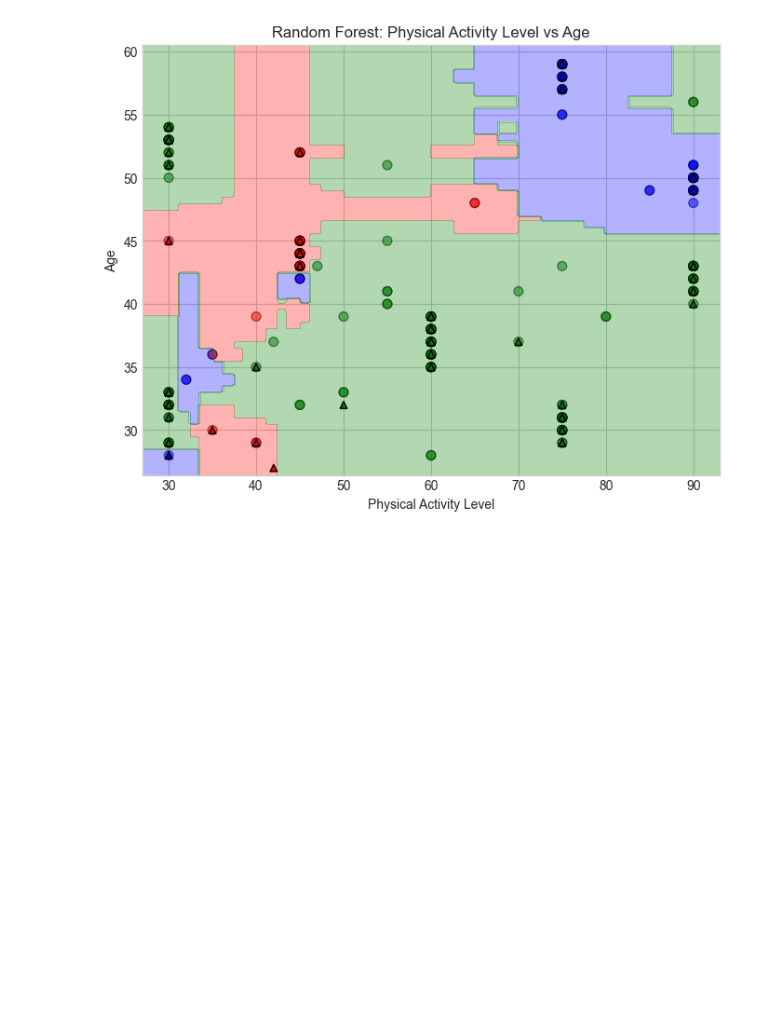
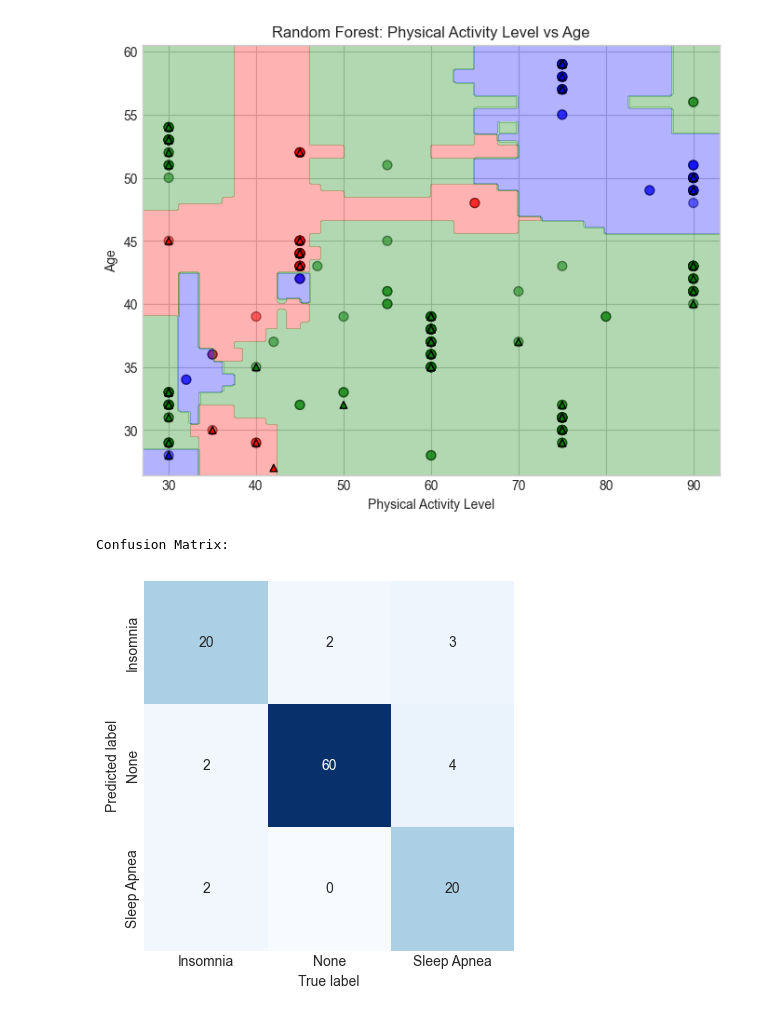
Before and after one commit to Revolution825/Data-Science-Project, a Jupyter notebook: RandomForest.ipynb, the cells around one changed output. Cells and saved outputs as stored; diff of their text form; code cells hidden in the pictures; blank space fills up the shorter version.

```diff
--- a/RandomForest.ipynb
+++ b/RandomForest.ipynb
@@ -99,3 +101,17 @@ def visualize_classifier(model, X_train, y_train, X_test=None, y_pred=None, cmap
 visualize_classifier(model, X_train, y_train, X_test, y_pred, cmap=custom_cmap, xlabel="Physical Activity Level", ylabel="Age", title="Random Forest: Physical Activity Level vs Age")
 # %% [output]
 [figure]
+# %%
+# Confusion matrix
+cm = confusion_matrix(y_test, y_pred)
+print("Confusion Matrix:")
+
+# Heat map
+sns.heatmap(cm.T, square=True, annot=True, fmt='d', cbar=False,
+            xticklabels=le.classes_, yticklabels=le.classes_,
+            cmap='Blues')
+plt.xlabel('True label')
+plt.ylabel('Predicted label');
+# %% [output]
+Confusion Matrix:
+[figure, added]
```
Also changed, not shown: parts of 3 cells of this notebook.
